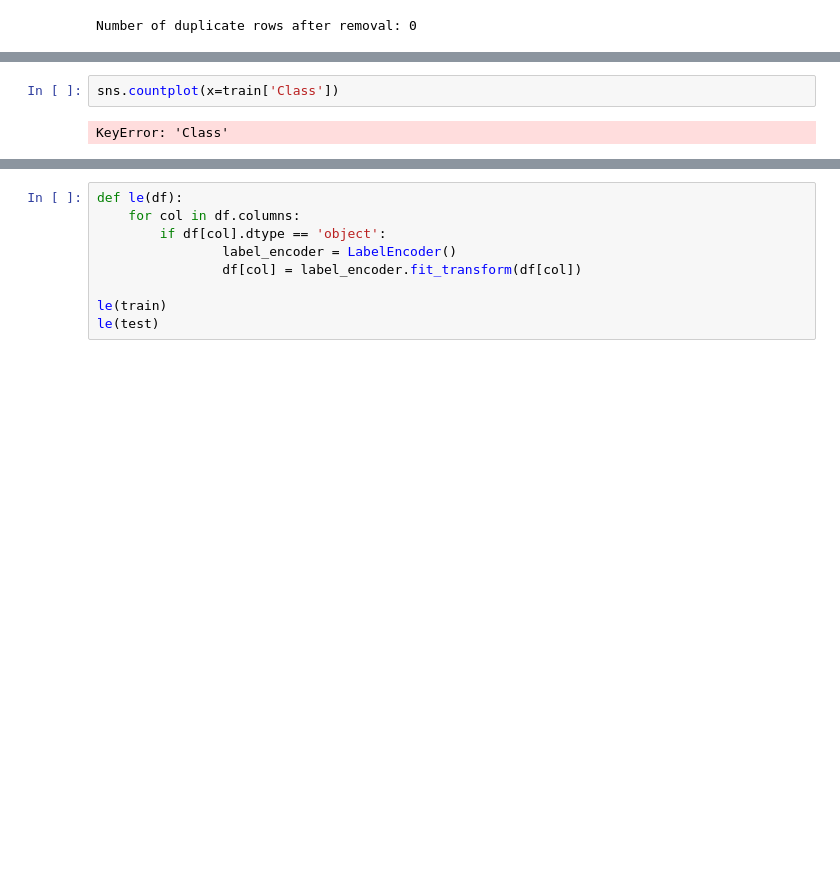
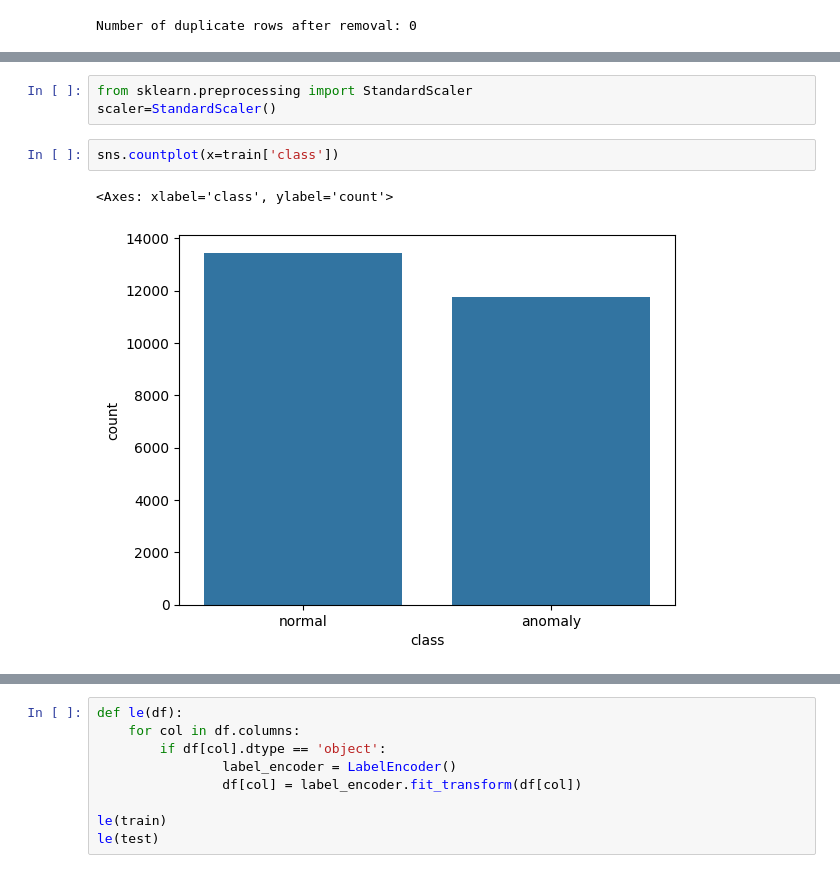
Before and after one commit to tuansakirah/intrusiondetectionsystem, a Jupyter notebook: CS.ipynb, the cells around one changed output, grey strips where cells are left out. Cells and saved outputs as stored; diff of their text form; blank space fills up the shorter version.

```diff
--- a/CS.ipynb
+++ b/CS.ipynb
@@ -142,7 +220,11 @@ Index(['duration', 'protocol_type', 'service', 'flag', 'src_bytes',
+# %%
+from sklearn.preprocessing import StandardScaler
+scaler=StandardScaler()
 # %%
-sns.countplot(x=train['Class'])
+sns.countplot(x=train['class'])
 # %% [output]
-KeyError: 'Class'
+<Axes: xlabel='class', ylabel='count'>
+[figure, added]
 # %%
 print('Class distribution Training set:')
 print(train['class'].value_counts())
```
Also changed, not shown: parts of 33 cells of this notebook, 4 other files.
